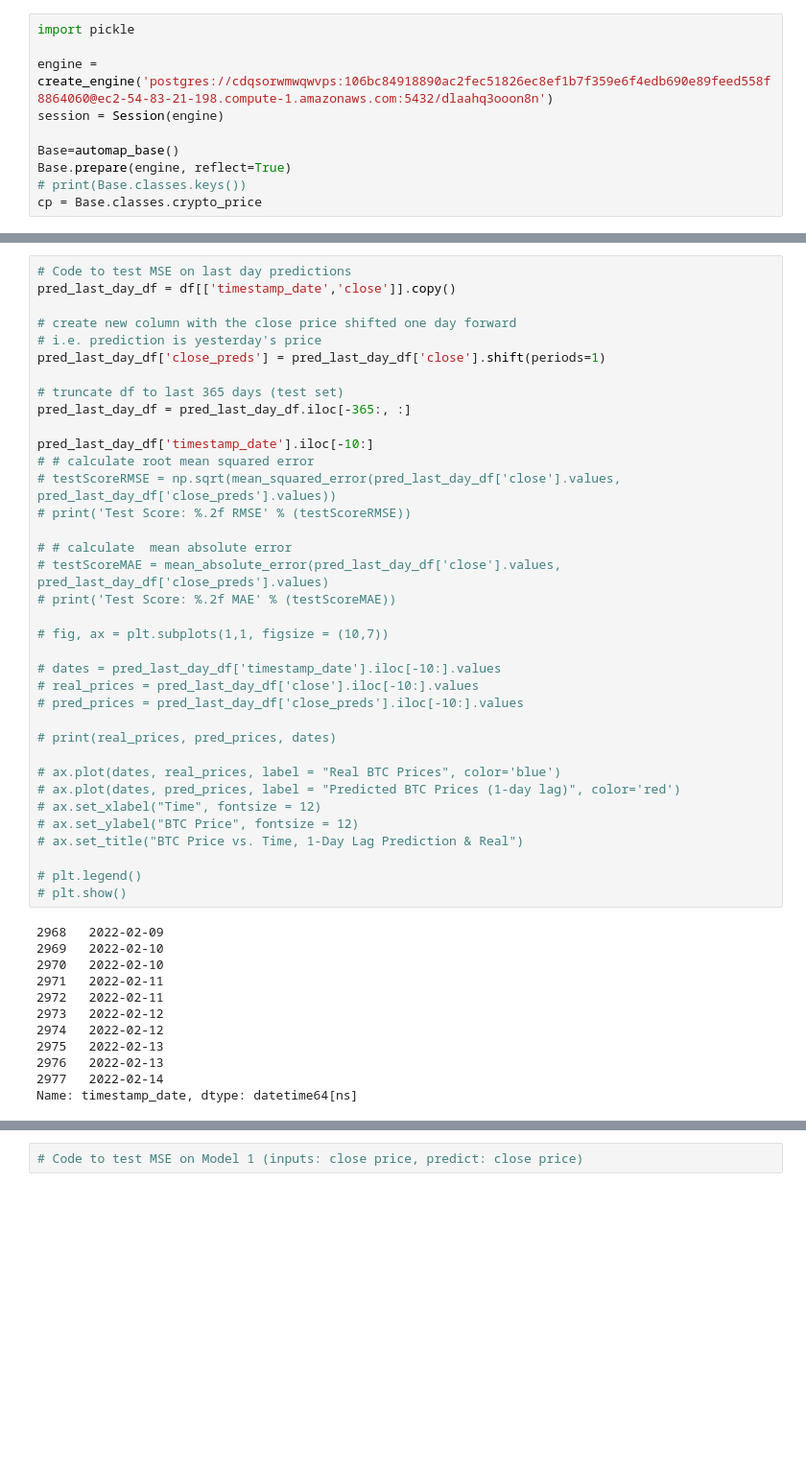
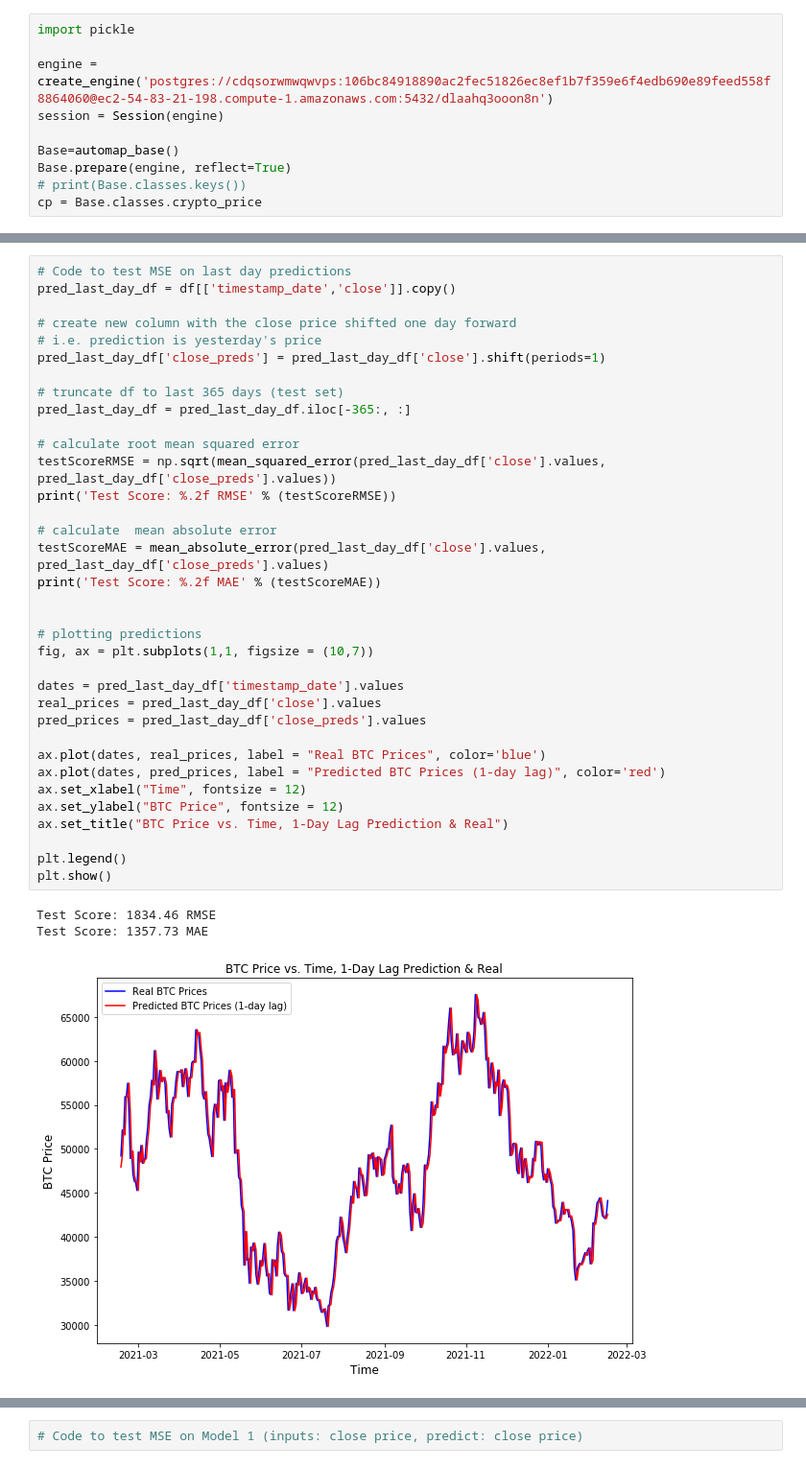
Before and after one commit to Price-Prediction-Model-Org/Price-Prediction-Model-Group, a Jupyter notebook: Model_Testing/Model_Comparison_Testing.ipynb, the cells around one changed output, grey strips where cells are left out. Shown: that part at 96% size. Saved outputs shown, nothing was run; the diff lists cells and outputs as text; blank space fills up the shorter version.

```diff
--- a/Model_Testing/Model_Comparison_Testing.ipynb
+++ b/Model_Testing/Model_Comparison_Testing.ipynb
@@ -116,48 +48,39 @@ df.iloc[-50:]
 # %%
 # Code to test MSE on last day predictions
 pred_last_day_df = df[['timestamp_date','close']].copy()
 
 # create new column with the close price shifted one day forward
 # i.e. prediction is yesterday's price
 pred_last_day_df['close_preds'] = pred_last_day_df['close'].shift(periods=1)
 
 # truncate df to last 365 days (test set)
 pred_last_day_df = pred_last_day_df.iloc[-365:, :]
 
-pred_last_day_df['timestamp_date'].iloc[-10:]
-# # calculate root mean squared error
-# testScoreRMSE = np.sqrt(mean_squared_error(pred_last_day_df['close'].values, pred_last_day_df['close_preds'].values))
-# print('Test Score: %.2f RMSE' % (testScoreRMSE))
+# calculate root mean squared error
+testScoreRMSE = np.sqrt(mean_squared_error(pred_last_day_df['close'].values, pred_last_day_df['close_preds'].values))
+print('Test Score: %.2f RMSE' % (testScoreRMSE))
 
-# # calculate  mean absolute error
-# testScoreMAE = mean_absolute_error(pred_last_day_df['close'].values, pred_last_day_df['close_preds'].values)
-# print('Test Score: %.2f MAE' % (testScoreMAE))
+# calculate  mean absolute error
+testScoreMAE = mean_absolute_error(pred_last_day_df['close'].values, pred_last_day_df['close_preds'].values)
+print('Test Score: %.2f MAE' % (testScoreMAE))
 
-# fig, ax = plt.subplots(1,1, figsize = (10,7))
 
-# dates = pred_last_day_df['timestamp_date'].iloc[-10:].values
-# real_prices = pred_last_day_df['close'].iloc[-10:].values
-# pred_prices = pred_last_day_df['close_preds'].iloc[-10:].values
+# plotting predictions
+fig, ax = plt.subplots(1,1, figsize = (10,7))
 
-# print(real_prices, pred_prices, dates)
+dates = pred_last_day_df['timestamp_date'].values
+real_prices = pred_last_day_df['close'].values
+pred_prices = pred_last_day_df['close_preds'].values
 
-# ax.plot(dates, real_prices, label = "Real BTC Prices", color='blue')
-# ax.plot(dates, pred_prices, label = "Predicted BTC Prices (1-day lag)", color='red')
-# ax.set_xlabel("Time", fontsize = 12)
-# ax.set_ylabel("BTC Price", fontsize = 12)
-# ax.set_title("BTC Price vs. Time, 1-Day Lag Prediction & Real")
+ax.plot(dates, real_prices, label = "Real BTC Prices", color='blue')
+ax.plot(dates, pred_prices, label = "Predicted BTC Prices (1-day lag)", color='red')
+ax.set_xlabel("Time", fontsize = 12)
+ax.set_ylabel("BTC Price", fontsize = 12)
+ax.set_title("BTC Price vs. Time, 1-Day Lag Prediction & Real")
 
-# plt.legend()
-# plt.show()
+plt.legend()
+plt.show()
 # %% [output]
-2968   2022-02-09
-2969   2022-02-10
-2970   2022-02-10
-2971   2022-02-11
-2972   2022-02-11
-2973   2022-02-12
-2974   2022-02-12
-2975   2022-02-13
-2976   2022-02-13
-2977   2022-02-14
-Name: timestamp_date, dtype: datetime64[ns]
+Test Score: 1834.46 RMSE
+Test Score: 1357.73 MAE
+[figure, added]
```
Also changed, not shown: parts of 7 cells of this notebook, 1 other file.
